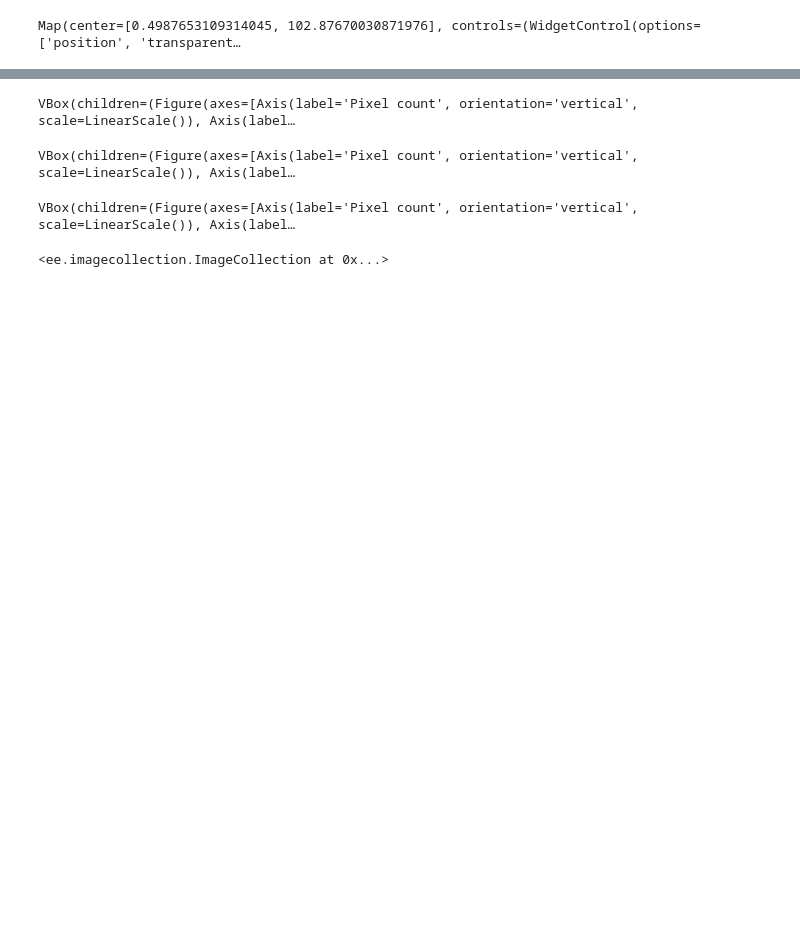
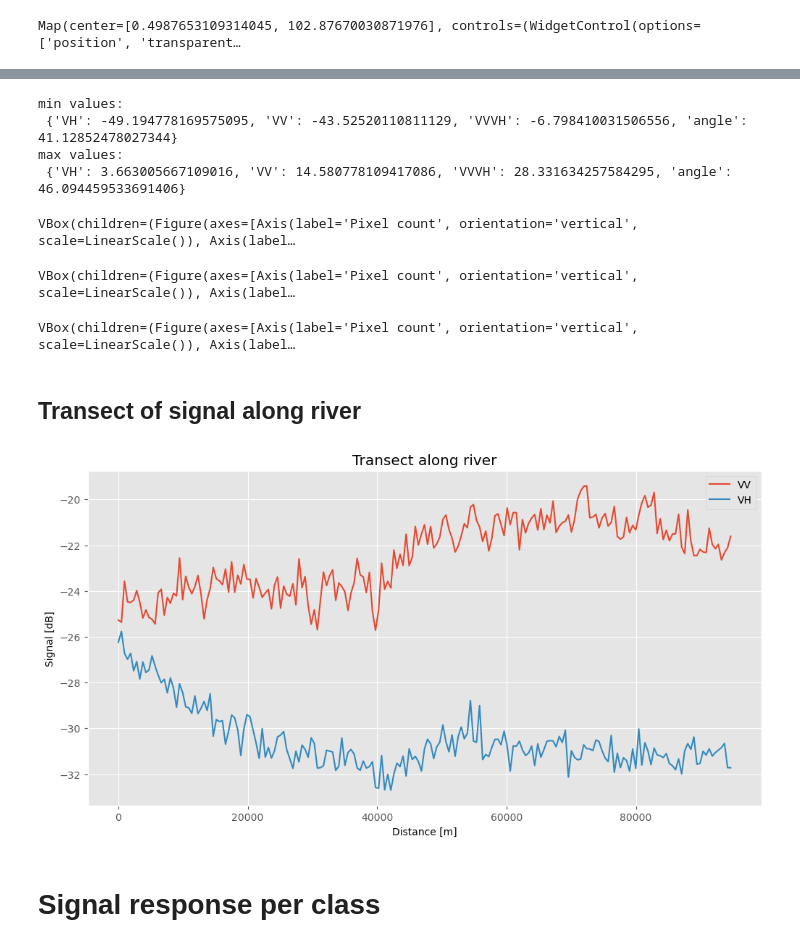
Before and after one commit to mdominguezd/Radar_For_ForestDisturbance_GEE, a Jupyter notebook: ForestDisturbance.ipynb, the cells around one changed output, grey strips where cells are left out. Drawn from its saved outputs; the diff is of its cells as text; code cells hidden in the pictures; blank space fills up the shorter version.

```diff
--- a/ForestDisturbance.ipynb
+++ b/ForestDisturbance.ipynb
@@ -5,6 +5,7 @@ import numpy as np
 import matplotlib.pyplot as plt
 import geemap as geemap
 import geemap.chart as chart
+plt.style.use('ggplot')
 # %%
 ee.Authenticate()
 # %% [output]
@@ -67,3 +86,11 @@ Map(center=[0.4987653109314045, 102.87670030871976], controls=(WidgetControl(opt
+# %%
+print('min values:\n', s1_image.reduceRegion(ee.Reducer.min(), geometry = aoi, scale = 80).getInfo())
+print('max values:\n', s1_image.reduceRegion(ee.Reducer.max(), geometry = aoi, scale = 80).getInfo())
+# %% [output]
+min values:
+ {'VH': -49.194778169575095, 'VV': -43.52520110811129, 'VVVH': -6.798410031506556, 'angle': 41.12852478027344}
+max values:
+ {'VH': 3.663005667109016, 'VV': 14.580778109417086, 'VVVH': 28.331634257584295, 'angle': 46.094459533691406}
 # %%
 def get_Histo(img, band, aoi):
     """
@@ -85,7 +112,46 @@ get_Histo(s1_image, 'VVVH', aoi)
 VBox(children=(Figure(axes=[Axis(label='Pixel count', orientation='vertical', scale=LinearScale()), Axis(label…
 VBox(children=(Figure(axes=[Axis(label='Pixel count', orientation='vertical', scale=LinearScale()), Axis(label…
 VBox(children=(Figure(axes=[Axis(label='Pixel count', orientation='vertical', scale=LinearScale()), Axis(label…
-# %%
-s1_collection
-# %% [output]
-<ee.imagecollection.ImageCollection at 0x...>
+# %% [markdown]
+## Transect of signal along river
+# %%
+line = ee.Geometry.LineString(
+     [[102.64183, 0.766724],
+      [102.696762, 0.772217],
+      [102.76474, 0.762605],
+      [102.800446, 0.754366],
+      [102.829285, 0.7475],
+      [102.868423, 0.757112],
+      [102.906876, 0.740634],
+      [102.950821, 0.712484],
+      [102.97554, 0.689826],
+      [102.986526, 0.667168],
+      [103.007813, 0.629405],
+      [103.032532, 0.599195],
+      [103.064804, 0.553878],
+      [103.089523, 0.544952],
+      [103.107376, 0.57173],
+      [103.124542, 0.602628],
+      [103.132095, 0.644511],
+      [103.140335, 0.691199],
+      [103.172607, 0.722096],
+      [103.218613, 0.76947],
+      [103.234406, 0.803113]])
+
+Map.addLayer(line, {}, "Transect")
+
+transect_VV = geemap.extract_transect(s1_image.select('VV'), line, n_segments=200, reducer='mean', to_pandas=True)
+transect_VH = geemap.extract_transect(s1_image.select('VH'), line, n_segments=200, reducer='mean', to_pandas=True)
+# %%
+fig = plt.figure(figsize = (12,6))
+plt.plot(transect_VV['distance'], transect_VV['mean'],label = 'VV')
+plt.plot(transect_VH['distance'], transect_VH['mean'], label = 'VH')
+plt.xlabel('Distance [m]')
+plt.ylabel('Signal [dB]')
+plt.legend()
+plt.title('Transect along river')
+fig.savefig('Figs/Transect.png')
+# %% [output]
+[figure, added]
+# %% [markdown]
+# Signal response per class
```
Also changed, not shown: parts of 9 cells of this notebook.
